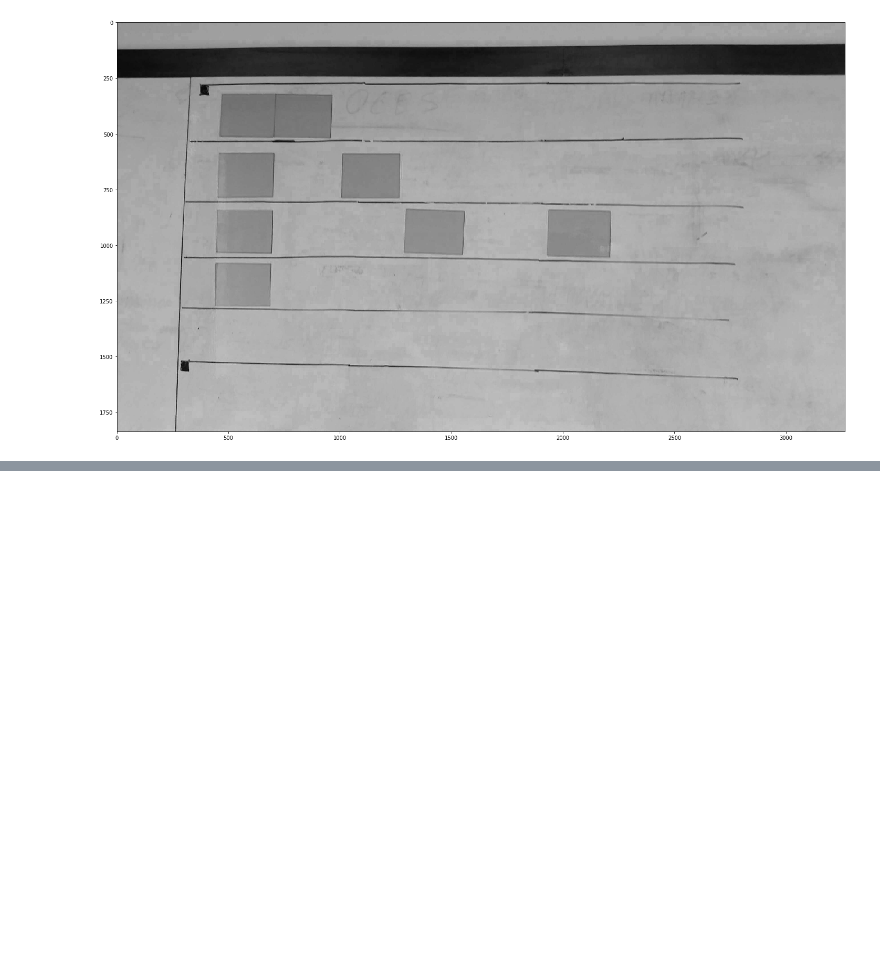
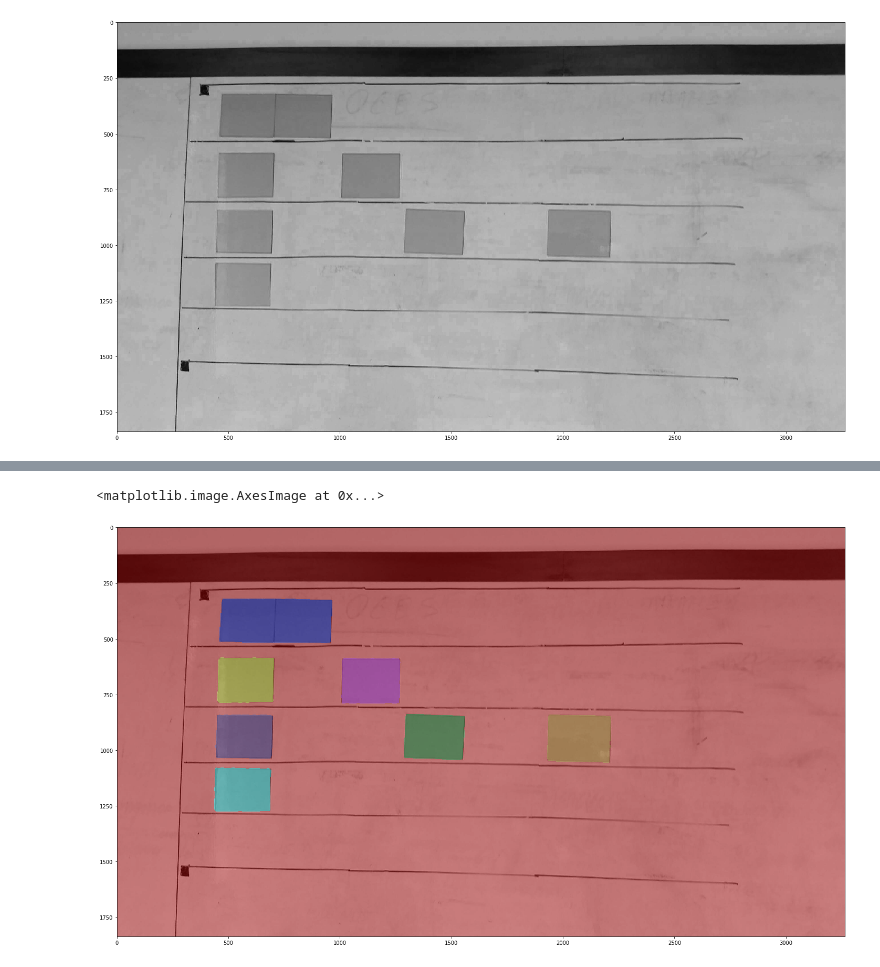
Before and after one commit to hackerspace-silesia/nospr-kopytko, a Jupyter notebook: image-detection.ipynb, the cells around one changed output, grey strips where cells are left out. Saved outputs shown, nothing was run; the diff lists cells and outputs as text; code cells hidden in the pictures; blank space fills up the shorter version.

```diff
--- a/image-detection.ipynb
+++ b/image-detection.ipynb
@@ -44,0 +74,12 @@ show_images([
+# %%
+from skimage.color import label2rgb
+from skimage.measure import label, regionprops
+
+green_labels = label(green_blocks)
+image_label_overlay = label2rgb(green_labels, image=img)
+
+fig = plt.figure(figsize=(20, 20))
+imshow(image_label_overlay)
+# %% [output]
+<matplotlib.image.AxesImage at 0x...>
+[figure, added]
```
Also changed, not shown: parts of 4 cells of this notebook.
